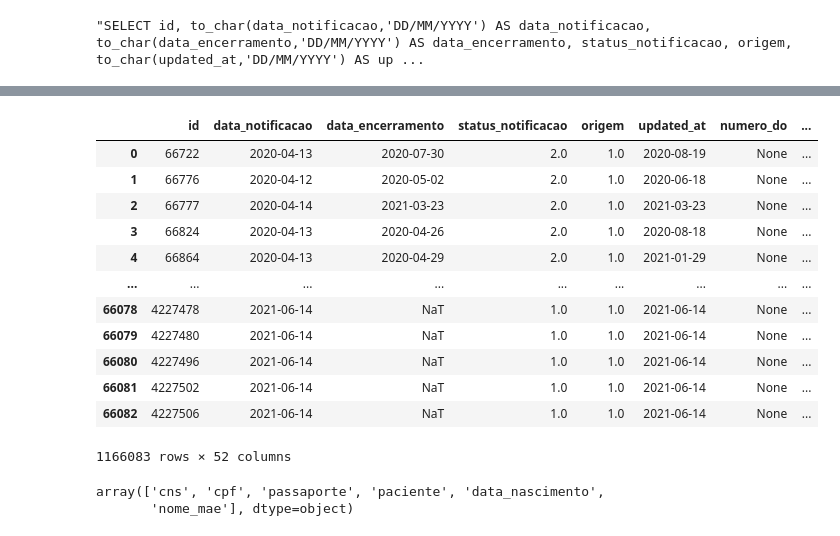
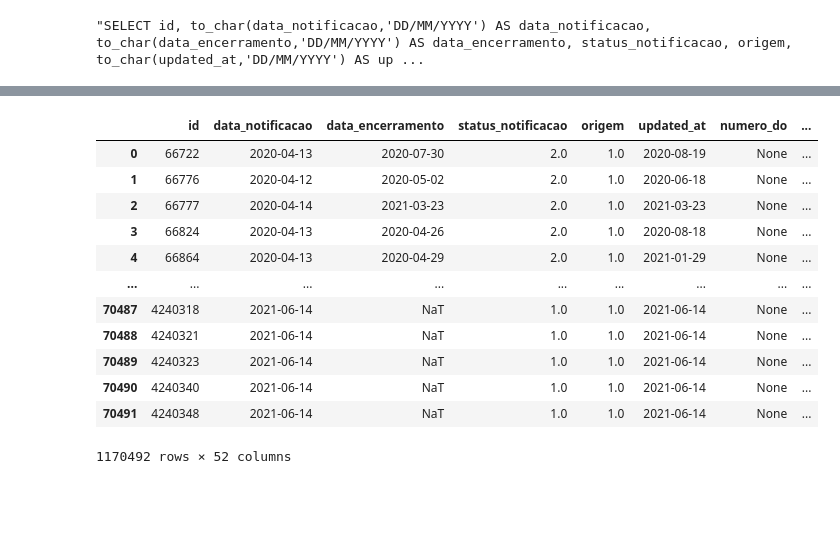
Before and after one commit to vinnylg/covid19datascience, a Jupyter notebook: notebooks/diario.ipynb, the cells around one changed output, grey strips where cells are left out. Cells and saved outputs as stored; diff of their text form; code cells hidden in the pictures; blank space fills up the shorter version.

```diff
--- a/notebooks/diario.ipynb
+++ b/notebooks/diario.ipynb
@@ -76,4 +72,4 @@ sql_files:
 # %%
-notifica = mb.download_notificacao('query_linda', load=True)
-# notifica = Notifica()
-# notifica.load()
+# notifica = mb.download_notificacao('query_linda')
+notifica = Notifica()
+notifica.load()
@@ -98,26 +76,19 @@ Download query time elepsed:00:34:05
 # %%
 notifica.save()
 # %%
-casos_notifica = notifica.df
-casos_notifica
+casosn = notifica.df
+casosn
 # %% [output]
 |  | id | data_notificacao | data_encerramento | status_notificacao | origem | updated_at | numero_do | ... |
 | 0 | 66722 | 2020-04-13 | 2020-07-30 | 2.0 | 1.0 | 2020-08-19 | None | ... |
 | 1 | 66776 | 2020-04-12 | 2020-05-02 | 2.0 | 1.0 | 2020-06-18 | None | ... |
 | 2 | 66777 | 2020-04-14 | 2021-03-23 | 2.0 | 1.0 | 2021-03-23 | None | ... |
 | 3 | 66824 | 2020-04-13 | 2020-04-26 | 2.0 | 1.0 | 2020-08-18 | None | ... |
 | 4 | 66864 | 2020-04-13 | 2020-04-29 | 2.0 | 1.0 | 2021-01-29 | None | ... |
 | ... | ... | ... | ... | ... | ... | ... | ... | ... |
-| 66078 | 4227478 | 2021-06-14 | NaT | 1.0 | 1.0 | 2021-06-14 | None | ... |
-| 66079 | 4227480 | 2021-06-14 | NaT | 1.0 | 1.0 | 2021-06-14 | None | ... |
-| 66080 | 4227496 | 2021-06-14 | NaT | 1.0 | 1.0 | 2021-06-14 | None | ... |
-| 66081 | 4227502 | 2021-06-14 | NaT | 1.0 | 1.0 | 2021-06-14 | None | ... |
-| 66082 | 4227506 | 2021-06-14 | NaT | 1.0 | 1.0 | 2021-06-14 | None | ... |
+| 70487 | 4240318 | 2021-06-14 | NaT | 1.0 | 1.0 | 2021-06-14 | None | ... |
+| 70488 | 4240321 | 2021-06-14 | NaT | 1.0 | 1.0 | 2021-06-14 | None | ... |
+| 70489 | 4240323 | 2021-06-14 | NaT | 1.0 | 1.0 | 2021-06-14 | None | ... |
+| 70490 | 4240340 | 2021-06-14 | NaT | 1.0 | 1.0 | 2021-06-14 | None | ... |
+| 70491 | 4240348 | 2021-06-14 | NaT | 1.0 | 1.0 | 2021-06-14 | None | ... |
-1166083 rows × 52 columns
+1170492 rows × 52 columns
-# %%
-schema = notifica.schema
-identificacao_cols = schema.loc[schema['group_name']=='tb_pacientes','column'].values
-identificacao_cols
-# %% [output]
-array(['cns', 'cpf', 'passaporte', 'paciente', 'data_nascimento',
-       'nome_mae'], dtype=object)
```
Also changed, not shown: parts of 10 cells of this notebook, 1 other file.
